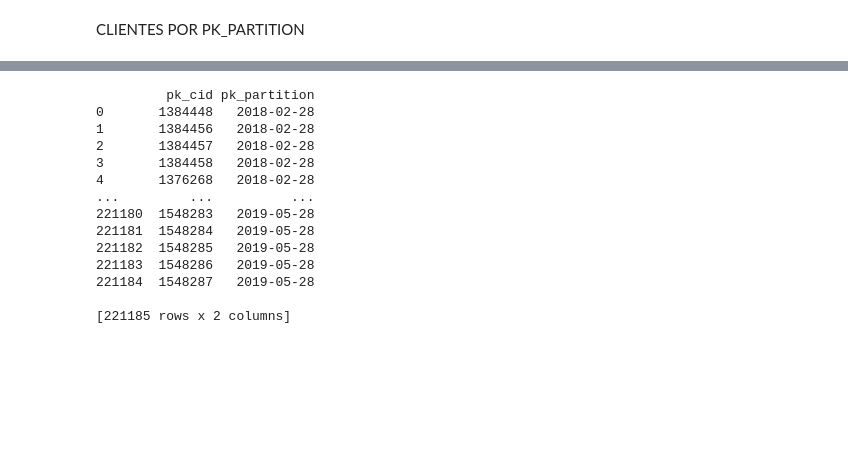
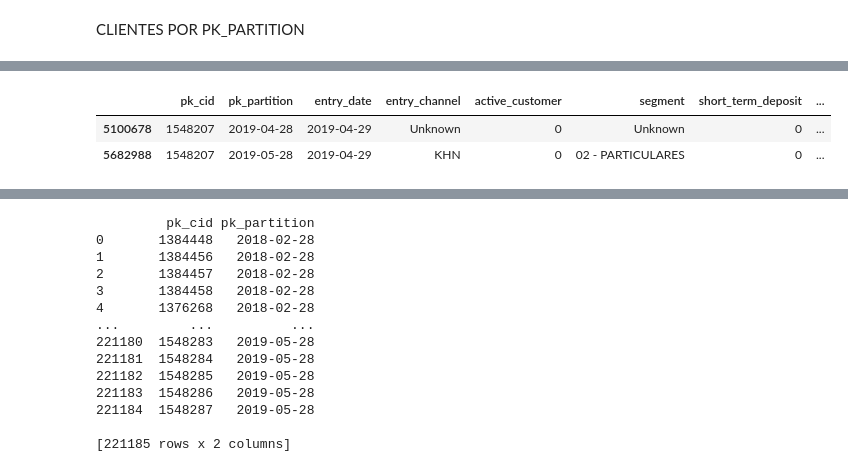
Before and after one commit to jascicz/easy_money_Project, a Jupyter notebook: javier-Proyecto.ipynb, the cells around one changed output, grey strips where cells are left out. Cells and saved outputs as stored; diff of their text form; code cells hidden in the pictures; blank space fills up the shorter version.

```diff
--- a/javier-Proyecto.ipynb
+++ b/javier-Proyecto.ipynb
@@ -501,0 +671,6 @@ CLIENTES POR PK_PARTITION
+# %%
+df_full[df_full["pk_cid"] == 1548207]
+# %% [output]
+|  | pk_cid | pk_partition | entry_date | entry_channel | active_customer | segment | short_term_deposit | ... |
+| 5100678 | 1548207 | 2019-04-28 | 2019-04-29 | Unknown | 0 | Unknown | 0 | ... |
+| 5682988 | 1548207 | 2019-05-28 | 2019-04-29 | KHN | 0 | 02 - PARTICULARES | 0 | ... |
```
Also changed, not shown: parts of 23 cells of this notebook.
